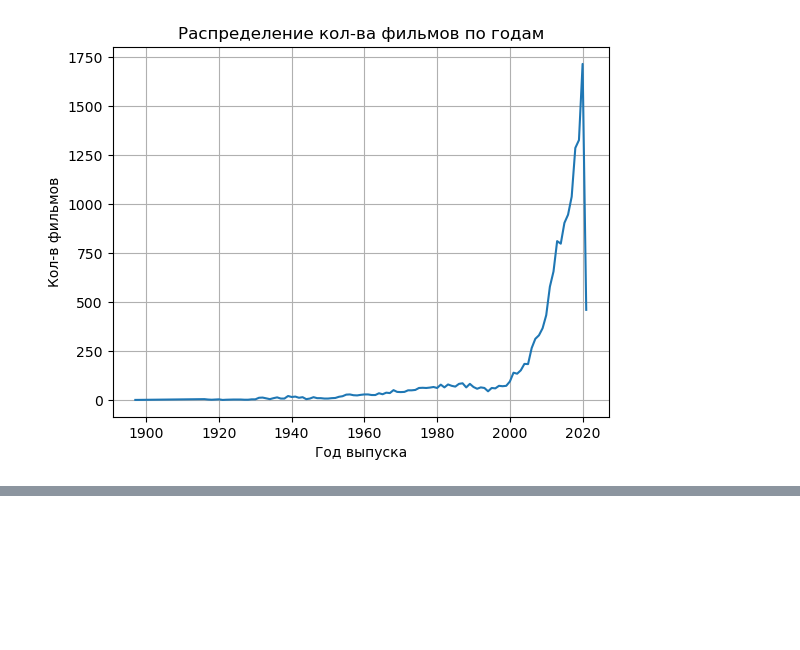
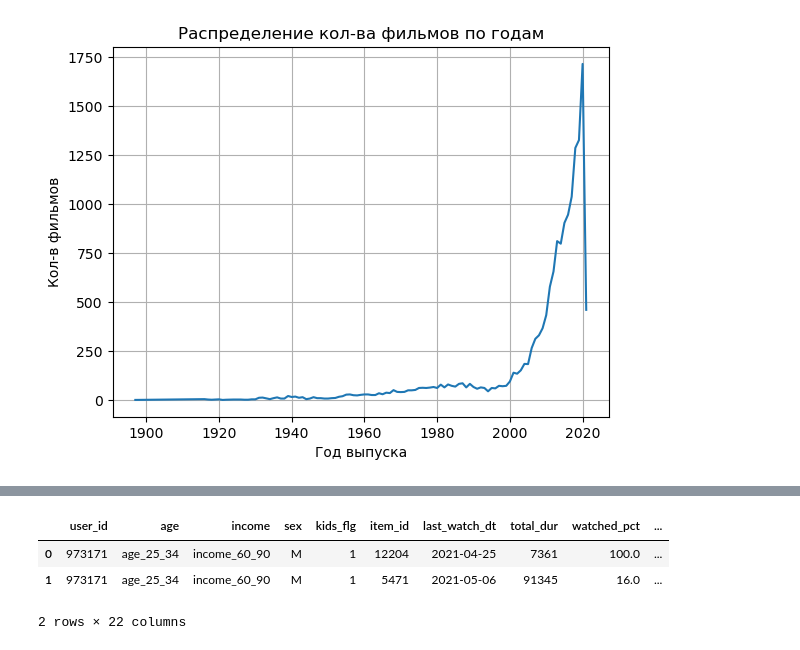
Before and after one commit to dsbulgakovv/ml_team_project_hse, a Jupyter notebook: notebooks/EDA/EDA_IUGAI.ipynb, the cells around one changed output, grey strips where cells are left out. Saved outputs shown, nothing was run; the diff lists cells and outputs as text; code cells hidden in the pictures; blank space fills up the shorter version.

```diff
--- a/notebooks/EDA/EDA_IUGAI.ipynb
+++ b/notebooks/EDA/EDA_IUGAI.ipynb
@@ -451,0 +464,7 @@ plt.grid()
+# %%
+df.head(2)
+# %% [output]
+|  | user_id | age | income | sex | kids_flg | item_id | last_watch_dt | total_dur | watched_pct | ... |
+| 0 | 973171 | age_25_34 | income_60_90 | М | 1 | 12204 | 2021-04-25 | 7361 | 100.0 | ... |
+| 1 | 973171 | age_25_34 | income_60_90 | М | 1 | 5471 | 2021-05-06 | 91345 | 16.0 | ... |
+2 rows × 22 columns
```
Also changed, not shown: parts of 23 cells of this notebook.
